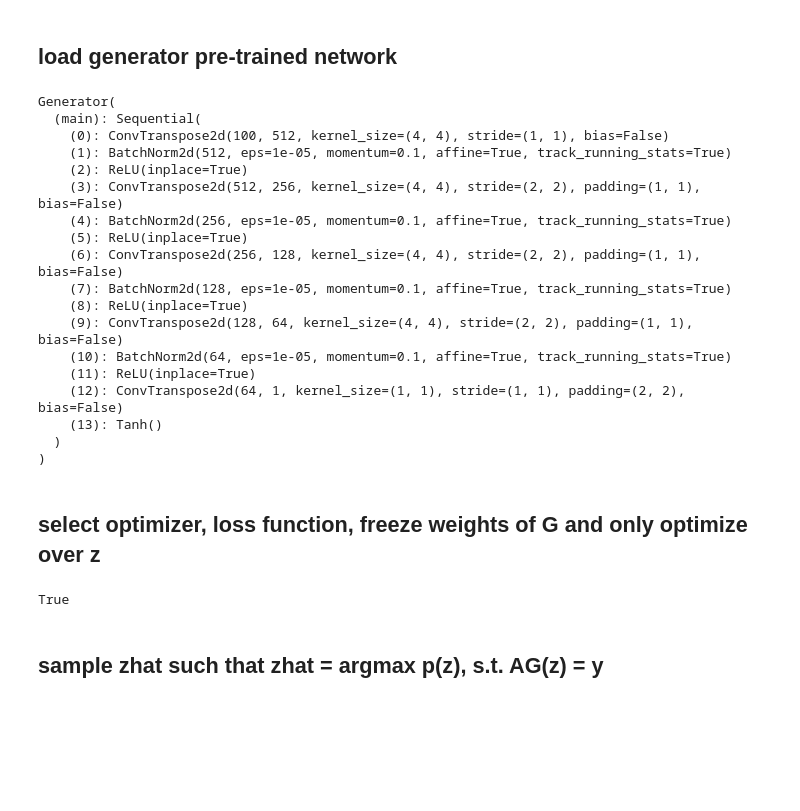
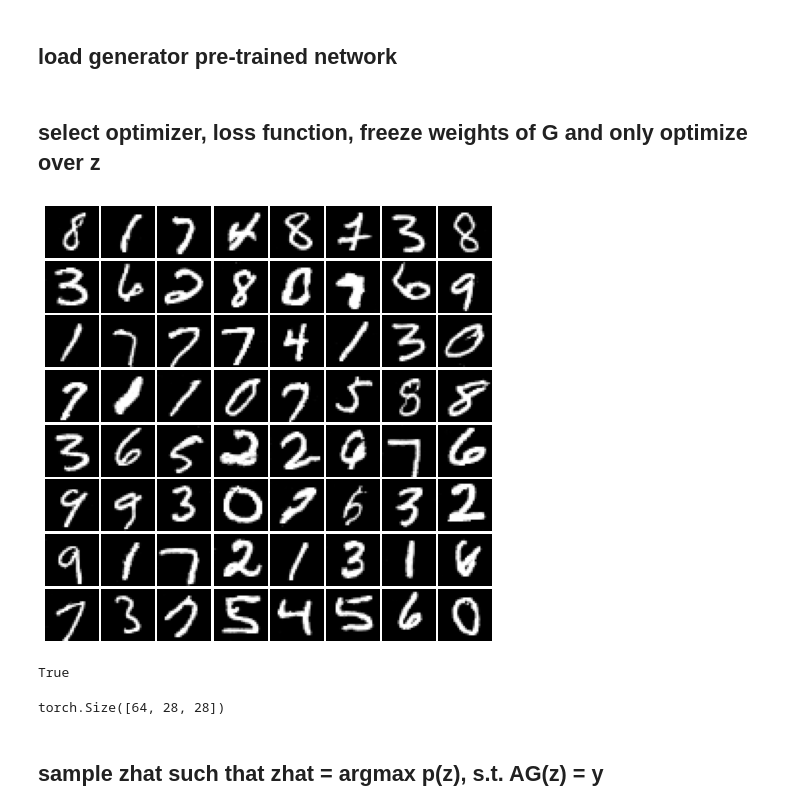
Before and after one commit to thanh-isu/ncsn, a Jupyter notebook: gans/CS_experiment_latent.ipynb, the cells around one changed output. Saved outputs shown, nothing was run; the diff lists cells and outputs as text; code cells hidden in the pictures; blank space fills up the shorter version.

```diff
--- a/gans/CS_experiment_latent.ipynb
+++ b/gans/CS_experiment_latent.ipynb
@@ -116,27 +132,6 @@ G = Generator(ngpu=1).eval()
 G.load_state_dict(torch.load('netG_epoch_99.pth'))
 if torch.cuda.is_available():
     G = G.cuda()
-# %%
-G
-# %% [output]
-Generator(
-  (main): Sequential(
-    (0): ConvTranspose2d(100, 512, kernel_size=(4, 4), stride=(1, 1), bias=False)
-    (1): BatchNorm2d(512, eps=1e-05, momentum=0.1, affine=True, track_running_stats=True)
-    (2): ReLU(inplace=True)
-    (3): ConvTranspose2d(512, 256, kernel_size=(4, 4), stride=(2, 2), padding=(1, 1), bias=False)
-    (4): BatchNorm2d(256, eps=1e-05, momentum=0.1, affine=True, track_running_stats=True)
-    (5): ReLU(inplace=True)
-    (6): ConvTranspose2d(256, 128, kernel_size=(4, 4), stride=(2, 2), padding=(1, 1), bias=False)
-    (7): BatchNorm2d(128, eps=1e-05, momentum=0.1, affine=True, track_running_stats=True)
-    (8): ReLU(inplace=True)
-    (9): ConvTranspose2d(128, 64, kernel_size=(4, 4), stride=(2, 2), padding=(1, 1), bias=False)
-    (10): BatchNorm2d(64, eps=1e-05, momentum=0.1, affine=True, track_running_stats=True)
-    (11): ReLU(inplace=True)
-    (12): ConvTranspose2d(64, 1, kernel_size=(1, 1), stride=(1, 1), padding=(2, 2), bias=False)
-    (13): Tanh()
-  )
-)
 # %% [markdown]
 ## select optimizer, loss function, freeze weights of G and only optimize over z
 # %%
@@ -148,9 +144,18 @@ optim = torch.optim.SGD([z],lr=0.1)
 #loss
 loss = torch.nn.MSELoss()
+# %%
+x0 = torch.squeeze(G(z))
+plot_grid(x0.cpu().detach())
+# %% [output]
+[figure, added]
 # %%
 z.requires_grad
 # %% [output]
 True
+# %%
+torch.squeeze(G(z)).shape
+# %% [output]
+torch.Size([64, 28, 28])
 # %% [markdown]
 ## sample zhat such that zhat = argmax p(z), s.t. AG(z) = y
 # %%
```
Also changed, not shown: parts of 20 cells of this notebook, 7 other files.
